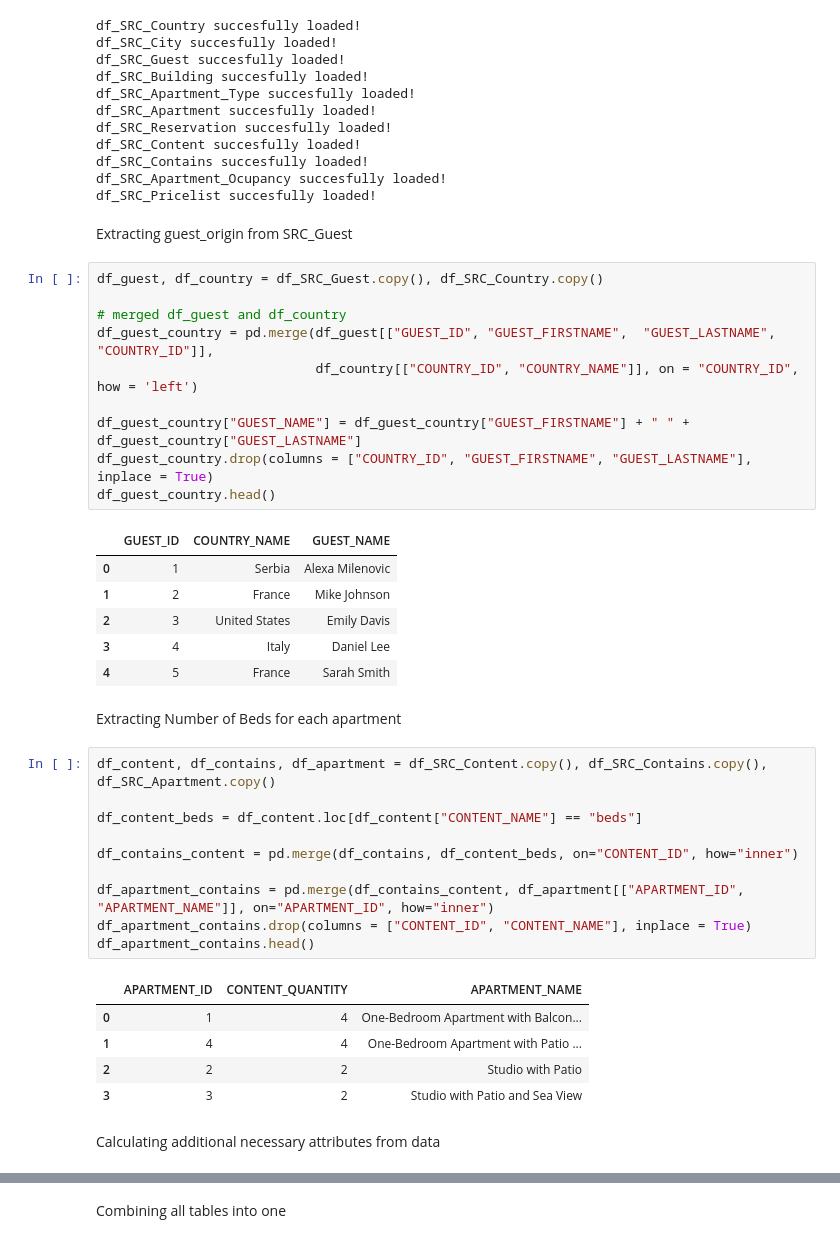
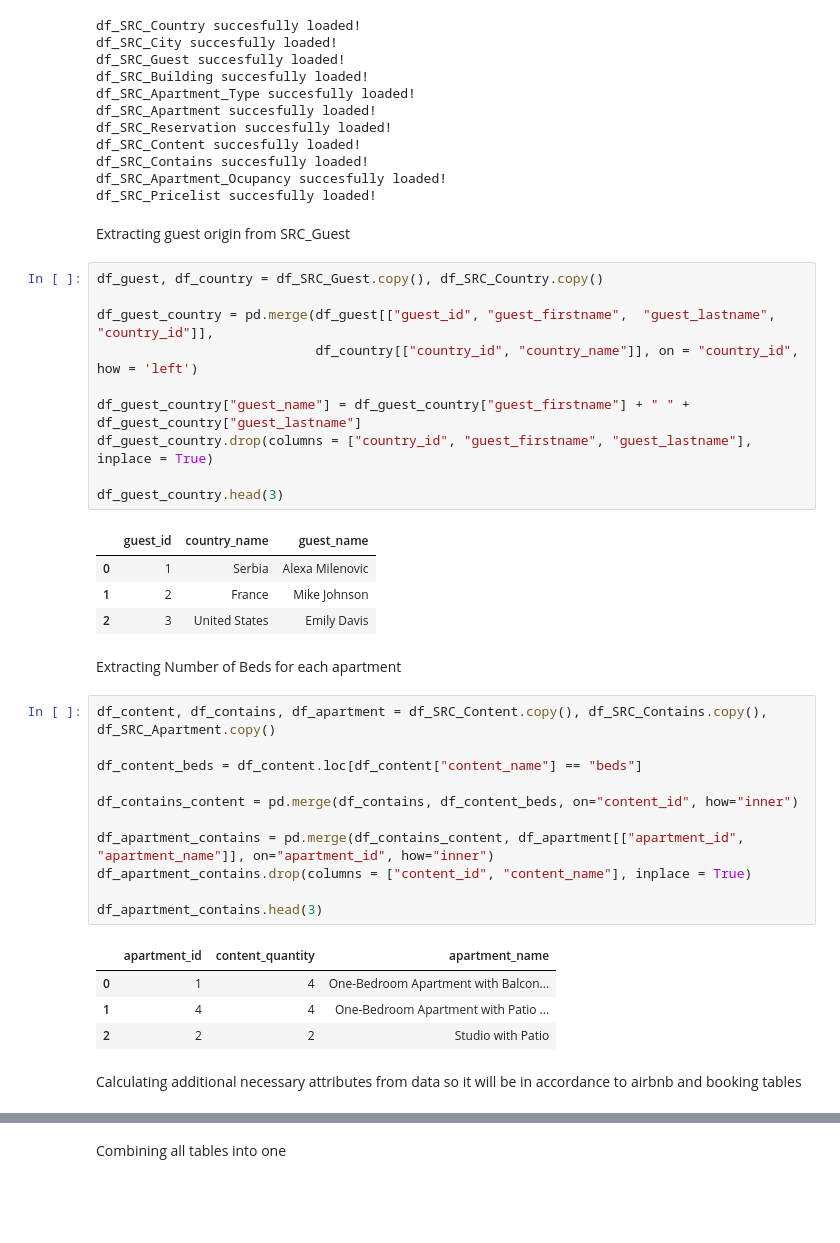
Before and after one commit to mileni98/data-warehouse, a Jupyter notebook: preprocessing/prep_oltp.ipynb, the cells around one changed output, grey strips where cells are left out. Cells and saved outputs as stored; diff of their text form; blank space fills up the shorter version.

```diff
--- a/preprocessing/prep_oltp.ipynb
+++ b/preprocessing/prep_oltp.ipynb
@@ -60,44 +65,42 @@ df_SRC_Contains succesfully loaded!
 df_SRC_Apartment_Ocupancy succesfully loaded!
 df_SRC_Pricelist succesfully loaded!
 # %% [markdown]
-Extracting guest_origin from SRC_Guest
+Extracting guest origin from SRC_Guest
 # %%
 df_guest, df_country = df_SRC_Guest.copy(), df_SRC_Country.copy()
 
-# merged df_guest and df_country
-df_guest_country = pd.merge(df_guest[["GUEST_ID", "GUEST_FIRSTNAME",  "GUEST_LASTNAME", "COUNTRY_ID"]],
-                            df_country[["COUNTRY_ID", "COUNTRY_NAME"]], on = "COUNTRY_ID", how = 'left')
+df_guest_country = pd.merge(df_guest[["guest_id", "guest_firstname",  "guest_lastname", "country_id"]],
+                            df_country[["country_id", "country_name"]], on = "country_id", how = 'left')
 
-df_guest_country["GUEST_NAME"] = df_guest_country["GUEST_FIRSTNAME"] + " " + df_guest_country["GUEST_LASTNAME"]
-df_guest_country.drop(columns = ["COUNTRY_ID", "GUEST_FIRSTNAME", "GUEST_LASTNAME"], inplace = True)
-df_guest_country.head()
+df_guest_country["guest_name"] = df_guest_country["guest_firstname"] + " " + df_guest_country["guest_lastname"]
+df_guest_country.drop(columns = ["country_id", "guest_firstname", "guest_lastname"], inplace = True)
+
+df_guest_country.head(3)
 # %% [output]
-|  | GUEST_ID | COUNTRY_NAME | GUEST_NAME |
+|  | guest_id | country_name | guest_name |
 | 0 | 1 | Serbia | Alexa Milenovic |
 | 1 | 2 | France | Mike Johnson |
 | 2 | 3 | United States | Emily Davis |
-| 3 | 4 | Italy | Daniel Lee |
-| 4 | 5 | France | Sarah Smith |
 # %% [markdown]
 Extracting Number of Beds for each apartment
 # %%
 df_content, df_contains, df_apartment = df_SRC_Content.copy(), df_SRC_Contains.copy(), df_SRC_Apartment.copy()
 
-df_content_beds = df_content.loc[df_content["CONTENT_NAME"] == "beds"]
+df_content_beds = df_content.loc[df_content["content_name"] == "beds"]
 
-df_contains_content = pd.merge(df_contains, df_content_beds, on="CONTENT_ID", how="inner")
+df_contains_content = pd.merge(df_contains, df_content_beds, on="content_id", how="inner")
 
-df_apartment_contains = pd.merge(df_contains_content, df_apartment[["APARTMENT_ID", "APARTMENT_NAME"]], on="APARTMENT_ID", how="inner")
-df_apartment_contains.drop(columns = ["CONTENT_ID", "CONTENT_NAME"], inplace = True)
-df_apartment_contains.head()
+df_apartment_contains = pd.merge(df_contains_content, df_apartment[["apartment_id", "apartment_name"]], on="apartment_id", how="inner")
+df_apartment_contains.drop(columns = ["content_id", "content_name"], inplace = True)
+
+df_apartment_contains.head(3)
 # %% [output]
-|  | APARTMENT_ID | CONTENT_QUANTITY | APARTMENT_NAME |
+|  | apartment_id | content_quantity | apartment_name |
 | 0 | 1 | 4 | One-Bedroom Apartment with Balcon... |
 | 1 | 4 | 4 | One-Bedroom Apartment with Patio ... |
 | 2 | 2 | 2 | Studio with Patio |
-| 3 | 3 | 2 | Studio with Patio and Sea View |
 # %% [markdown]
-Calculating additional necessary attributes from data
+Calculating additional necessary attributes from data so it will be in accordance to airbnb and booking tables
 # %%
 df_reservation = df_SRC_Reservation.copy()
 
```
Also changed, not shown: parts of 8 cells of this notebook, 56 other files.
